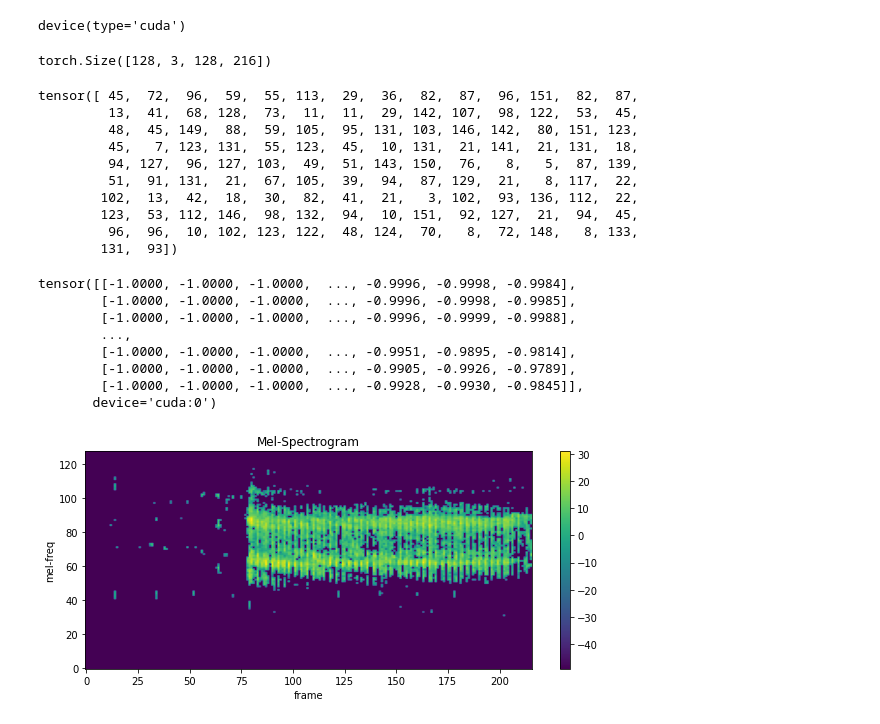
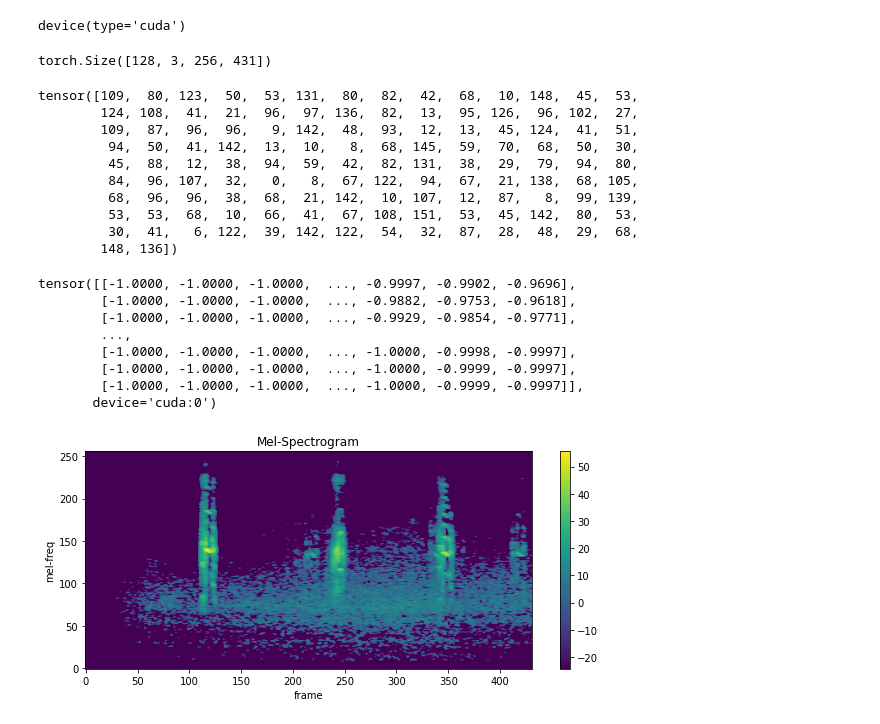
Before and after one commit to Akhilesh-K-Yadav/Kaggle-Projects, a Jupyter notebook: BirdCLEF-22/birdcleff22-pytorch.ipynb, the cells around one changed output. Drawn from its saved outputs; the diff is of its cells as text; code cells hidden in the pictures.

```diff
--- a/BirdCLEF-22/birdcleff22-pytorch.ipynb
+++ b/BirdCLEF-22/birdcleff22-pytorch.ipynb
@@ -48,11 +48,11 @@ print(classes)
 152
 ['afrsil1', 'akekee', 'akepa1', 'akiapo', 'akikik', 'amewig', 'aniani', 'apapan', 'arcter', 'barpet', 'bcnher', 'belkin1', 'bkbplo', 'bknsti', 'bkwpet', 'blkfra', 'blknod', 'bongul', 'brant', 'brnboo' ...
 # %%
-SAMPLE_RATE = 22050
+SAMPLE_RATE = 44100
 NUM_SAMPLES = SAMPLE_RATE*5
-N_MELS = 128
+N_MELS = 256
 HOP_LENGTH = 512
-N_FFT = 1024
+N_FFT = 4096
 WINDOW = 1764
 BATCH_SIZE = 128
 EPOCHS = 2
@@ -162,30 +162,30 @@ s,l = sample
 # %%
 s.shape
 # %% [output]
-torch.Size([128, 3, 128, 216])
+torch.Size([128, 3, 256, 431])
 # %%
 print(l)
 # %% [output]
-tensor([ 45,  72,  96,  59,  55, 113,  29,  36,  82,  87,  96, 151,  82,  87,
-         13,  41,  68, 128,  73,  11,  11,  29, 142, 107,  98, 122,  53,  45,
-         48,  45, 149,  88,  59, 105,  95, 131, 103, 146, 142,  80, 151, 123,
-         45,   7, 123, 131,  55, 123,  45,  10, 131,  21, 141,  21, 131,  18,
-         94, 127,  96, 127, 103,  49,  51, 143, 150,  76,   8,   5,  87, 139,
-         51,  91, 131,  21,  67, 105,  39,  94,  87, 129,  21,   8, 117,  22,
-        102,  13,  42,  18,  30,  82,  41,  21,   3, 102,  93, 136, 112,  22,
-        123,  53, 112, 146,  98, 132,  94,  10, 151,  92, 127,  21,  94,  45,
-         96,  96,  10, 102, 123, 122,  48, 124,  70,   8,  72, 148,   8, 133,
-        131,  93])
+tensor([109,  80, 123,  50,  53, 131,  80,  82,  42,  68,  10, 148,  45,  53,
+        124, 108,  41,  21,  96,  97, 136,  82,  13,  95, 126,  96, 102,  27,
+        109,  87,  96,  96,   9, 142,  48,  93,  12,  13,  45, 124,  41,  51,
+         94,  50,  41, 142,  13,  10,   8,  68, 145,  59,  70,  68,  50,  30,
+         45,  88,  12,  38,  94,  59,  42,  82, 131,  38,  29,  79,  94,  80,
+         84,  96, 107,  32,   0,   8,  67, 122,  94,  67,  21, 138,  68, 105,
+         68,  96,  96,  38,  68,  21, 142,  10, 107,  12,  87,   8,  99, 139,
+         53,  53,  68,  10,  66,  41,  67, 108, 151,  53,  45, 142,  80,  53,
+         30,  41,   6, 122,  39, 142, 122,  54,  32,  87,  28,  48,  29,  68,
+        148, 136])
 # %%
 print(s[1][0])
 # %% [output]
-tensor([[-1.0000, -1.0000, -1.0000,  ..., -0.9996, -0.9998, -0.9984],
-        [-1.0000, -1.0000, -1.0000,  ..., -0.9996, -0.9998, -0.9985],
-        [-1.0000, -1.0000, -1.0000,  ..., -0.9996, -0.9999, -0.9988],
+tensor([[-1.0000, -1.0000, -1.0000,  ..., -0.9997, -0.9902, -0.9696],
+        [-1.0000, -1.0000, -1.0000,  ..., -0.9882, -0.9753, -0.9618],
+        [-1.0000, -1.0000, -1.0000,  ..., -0.9929, -0.9854, -0.9771],
         ...,
-        [-1.0000, -1.0000, -1.0000,  ..., -0.9951, -0.9895, -0.9814],
-        [-1.0000, -1.0000, -1.0000,  ..., -0.9905, -0.9926, -0.9789],
-        [-1.0000, -1.0000, -1.0000,  ..., -0.9928, -0.9930, -0.9845]],
+        [-1.0000, -1.0000, -1.0000,  ..., -1.0000, -0.9998, -0.9997],
+        [-1.0000, -1.0000, -1.0000,  ..., -1.0000, -0.9999, -0.9997],
+        [-1.0000, -1.0000, -1.0000,  ..., -1.0000, -0.9999, -0.9997]],
        device='cuda:0')
 # %%
 def plot_spectrogram(spec, xmax=None):
@@ -199,8 +199,8 @@ def plot_spectrogram(spec, xmax=None):
     fig.colorbar(im, ax=axs)
     plt.show(block=False)
 # %%
-plot_spectrogram(s[20][0].cpu())
+plot_spectrogram(s[1][0].cpu())
 # %% [output]
-[figure, old version]
+[figure, new version]
 # %%
 def get_model():
```
Also changed, not shown: parts of 3 cells of this notebook.
